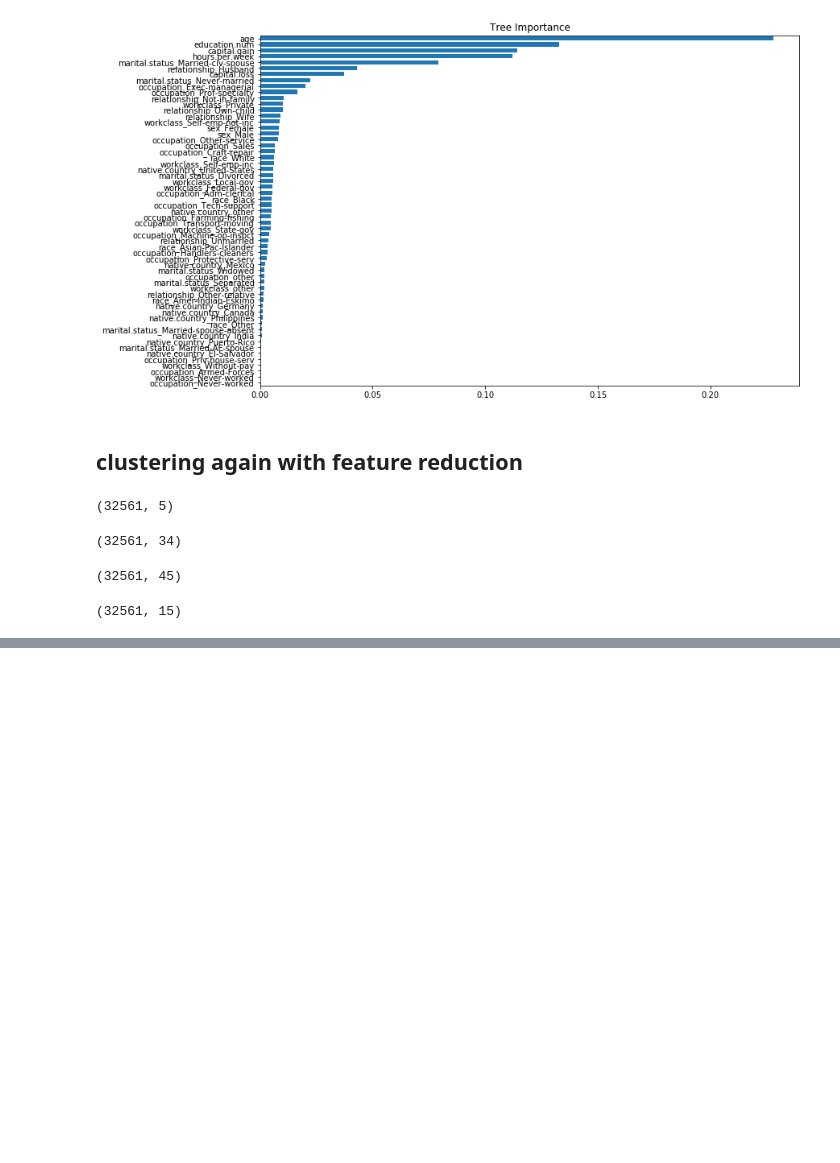
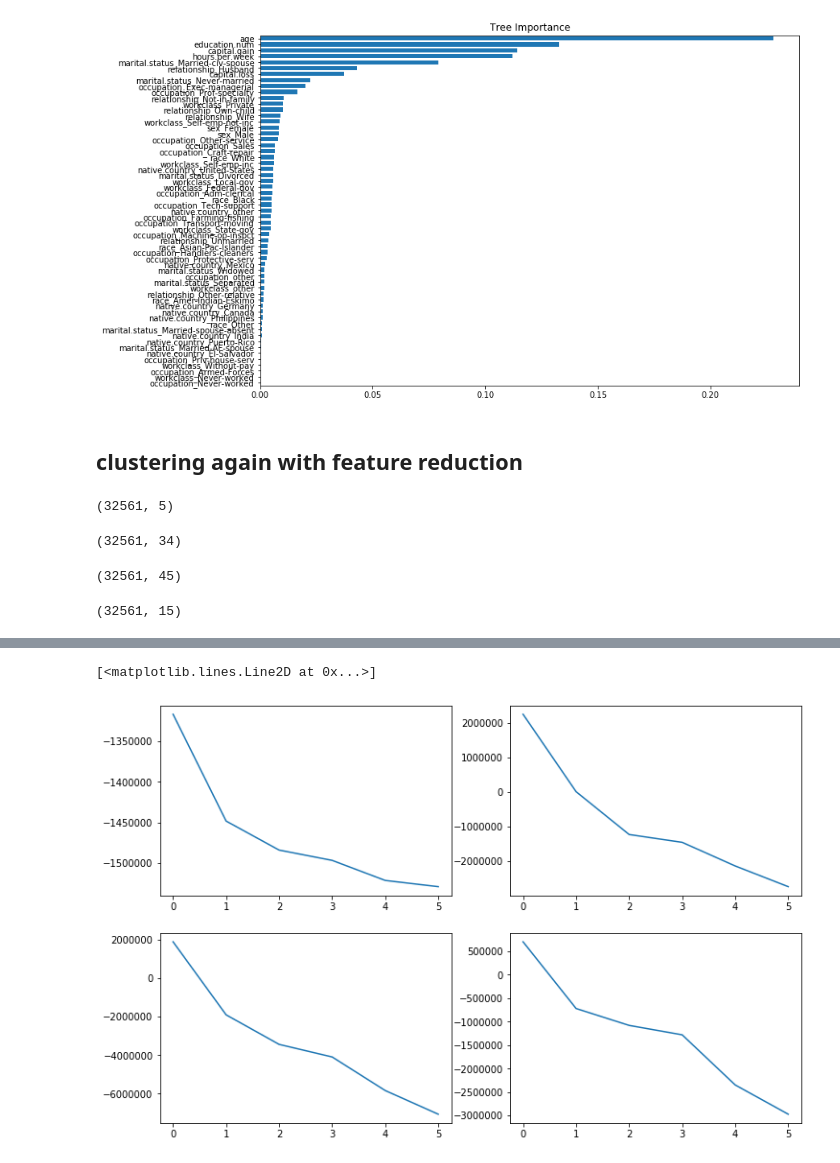
Before and after one commit to neojohny/ml_7641, a Jupyter notebook: homework3/clustering-Copy1.ipynb, the cells around one changed output, grey strips where cells are left out. Drawn from its saved outputs; the diff is of its cells as text; code cells hidden in the pictures; blank space fills up the shorter version.

Commit message:
starting on clustering with reduced features

```diff
--- a/homework3/clustering-Copy1.ipynb
+++ b/homework3/clustering-Copy1.ipynb
@@ -1384,5 +1384,11 @@ tree_X.shape
 # %%
 data = np.concatenate([ica_X,pca_X,rp_X,tree_X],axis = 1)
 # %%
-with open('data.npy', 'wb') as f:
-    np.save(f, np.array([1, 2]))
+# with open('data.npy', 'wb') as f:
+#     np.save(f, np.array([1, 2]))
+
+
+# with open('data.npy', 'wb') as f:
+#     np.save(f, data)
+with open('data.npy', 'rb') as f:
+    data = np.load(f)
@@ -1391,12 +1395,22 @@ with open('data.npy', 'wb') as f:
 # %%
-ks = [2,4,6,8,15,20,200,2000]
+
+ks = [2,4,6,8,15,20,100]
+
 def find_gm_k(ks,datas):
+    start = time.time()
     totals = []
     for income_modified_stan in datas:
         total = []
         for k in ks:
+            print(k)
             gms = GaussianMixture(n_components=k, random_state=10)
             gms.fit(income_modified_stan)
             total.append(gms.aic(income_modified_stan))
         totals.append(total)
+        print(time.time()-start)
     return totals
+# %%
+ica_X = data[:,:5]
+pca_X = data[:,5:39]
+rp_X = data[:,39:84]
+tree_X = data[:,84:]
@@ -1402,0 +1421,4 @@ def find_gm_k(ks,datas):
+# %%
+ks = [2,4,6,8,15,20,100]
+
+ica_gm = find_gm_k(ks,[ica_X,pca_X,rp_X,tree_X])
@@ -1402,0 +1443,16 @@ def find_gm_k(ks,datas):
+# %%
+fig, ((ax1, ax2),(ax3,ax4)) = plt.subplots(2, 2, figsize=(12, 8))
+# ax1.barh(tree_indices,
+#          clf.feature_importances_[tree_importance_sorted_idx], height=0.7)
+# ax1.set_yticklabels(X.columns[tree_importance_sorted_idx])
+# ax1.set_yticks(tree_indices)
+# ax1.set_ylim((0, len(clf.feature_importances_)))
+ax1.plot(ica_gm[0])
+ax2.plot(ica_gm[1])
+
+ax3.plot(ica_gm[2])
+
+ax4.plot(ica_gm[3])
+# %% [output]
+[<matplotlib.lines.Line2D at 0x...>]
+[figure, added]
```
Also changed, not shown: parts of 11 cells of this notebook, 1 other file.
